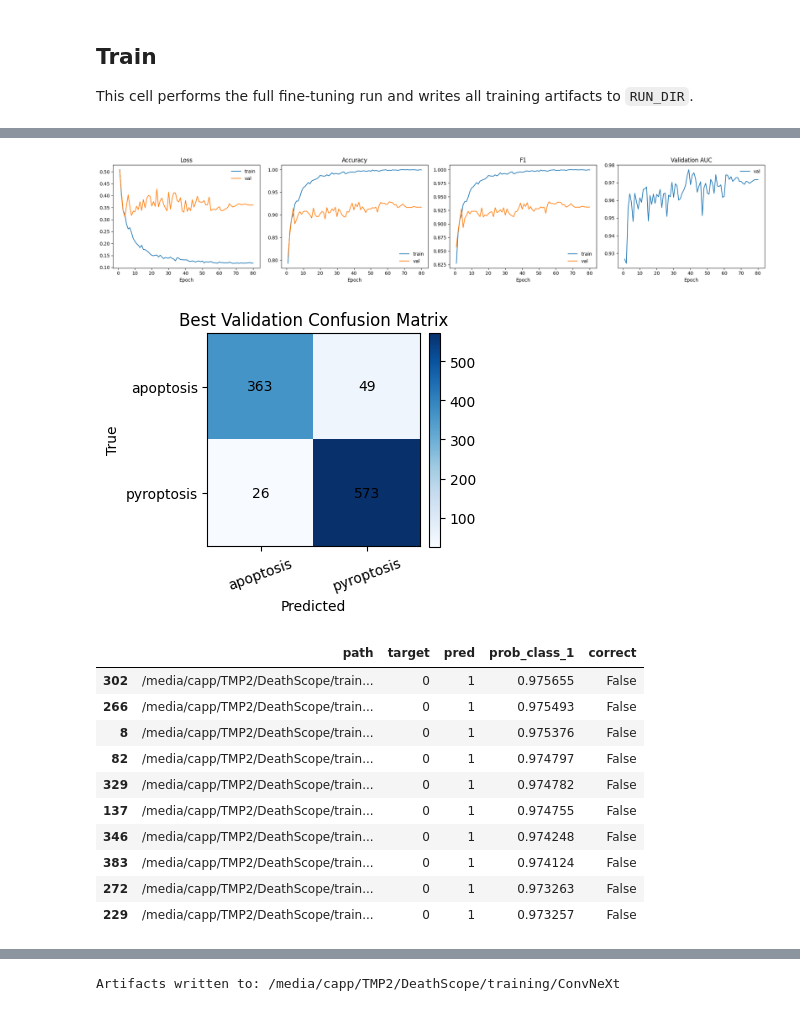
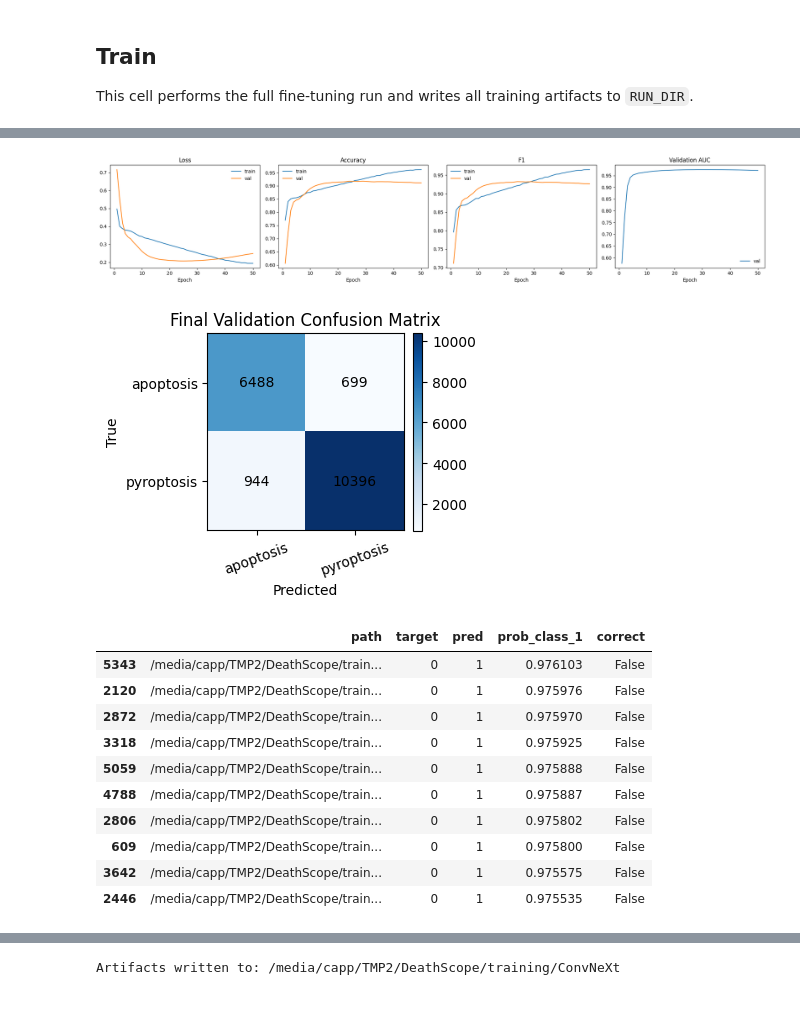
Before and after one commit to LSUHSC-CAIPP-Core-B/DeathScope, a Jupyter notebook: training/ConvNeXt/ConvNeXt-Large_training.ipynb, the cells around one changed output, grey strips where cells are left out. Saved outputs shown, nothing was run; the diff lists cells and outputs as text; code cells hidden in the pictures.

Commit message:
FiveFold Cross Validation ConvNeXt

```diff
--- a/training/ConvNeXt/ConvNeXt-Large_training.ipynb
+++ b/training/ConvNeXt/ConvNeXt-Large_training.ipynb
@@ -715,40 +819,45 @@ The next cell summarizes the best validation checkpoint, saves `final_metrics.js
 # %%
-best_checkpoint_path = RUN_DIR / "model_best.pth"
-if not best_checkpoint_path.is_file():
-    raise RuntimeError("Training did not produce a best checkpoint.")
-
-best_checkpoint = load_checkpoint(best_checkpoint_path, device)
-best_record = dict(best_checkpoint.get("metrics", best_record or {}))
-best_model = build_model(ARCHITECTURE, num_classes=len(class_names), pretrained=False).to(device)
-best_model.load_state_dict(best_checkpoint["model"])
-best_model.eval()
-best_val_metrics, best_targets, best_preds, best_probs, best_paths = evaluate(
-    model=best_model,
-    loader=val_loader,
-    criterion=criterion,
-    device=device,
+# Match model-setting.ipynb: evaluate the last epoch's EMA, without
+# reloading model_best.pth. The best-AUC checkpoint remains available separately.
+val_loss, val_acc, val_f1, val_auc, best_preds, best_probs, best_targets = validate(
+    model, val_loader, device, use_ema=EMA_ENABLED, model_ema=model_ema,
 )
-best_record.setdefault("epoch", int(best_checkpoint["epoch"]))
-best_record["val_loss"] = best_val_metrics.loss
-best_record["val_acc"] = best_val_metrics.acc
-best_record["val_f1"] = best_val_metrics.f1
-best_record["val_auc"] = best_val_metrics.auc
+best_targets = np.asarray(best_targets)
+best_preds = np.asarray(best_preds)
+best_probs = np.asarray(best_probs)
+best_paths = [str(path) for path, _target in val_ds.samples]
+final_record = {
+    "epoch": history[-1]["epoch"],
+    "val_loss": val_loss,
+    "val_acc": val_acc,
+    "val_f1": val_f1,
+    "val_auc": val_auc,
+}
 
 conf_matrix = np.zeros((2, 2), dtype=np.int64)
 for target, pred in zip(best_targets, best_preds):
     conf_matrix[int(target), int(pred)] += 1
 
 final_metrics = {
-    "best_epoch": int(best_record["epoch"]),
-    "val_loss": float(best_record["val_loss"]),
-    "val_acc": float(best_record["val_acc"]),
-    "val_f1": float(best_record["val_f1"]),
-    "val_auc": float(best_record["val_auc"]),
+    "epoch": int(final_record["epoch"]),
+    "evaluation_weights": "ema" if EMA_ENABLED else "model",
+    "val_loss": float(final_record["val_loss"]),
+    "val_acc": float(final_record["val_acc"]),
+    "val_f1": float(final_record["val_f1"]),
+    "val_auc": float(final_record["val_auc"]),
     "classes": idx_to_class,
     "confusion_matrix": conf_matrix.tolist(),
 }
 with (RUN_DIR / "final_metrics.json").open("w", encoding="utf-8") as file:
     json.dump(final_metrics, file, indent=2)
+
+with (RUN_DIR / "val_predictions.json").open("w", encoding="utf-8") as file:
+    json.dump({
+        "targets": best_targets.tolist(),
+        "probs": best_probs.tolist(),
+        "preds": best_preds.tolist(),
+        "classes": idx_to_class,
+    }, file, indent=2)
 
 display(pd.DataFrame([final_metrics]).drop(columns=["confusion_matrix", "classes"]))
 
@@ -780,7 +889,7 @@ ax.set_xticks([0, 1], [idx_to_class[0], idx_to_class[1]], rotation=20)
 ax.set_yticks([0, 1], [idx_to_class[0], idx_to_class[1]])
 ax.set_xlabel("Predicted")
 ax.set_ylabel("True")
-ax.set_title("Best Validation Confusion Matrix")
+ax.set_title("Final Validation Confusion Matrix")
 for i in range(2):
     for j in range(2):
         ax.text(j, i, int(conf_matrix[i, j]), ha="center", va="center", color="black")
@@ -823,13 +932,13 @@ print(f"Artifacts written to: {RUN_DIR}")
-[figure, old version]
+[figure, new version]
-[figure, old version]
+[figure, new version]
 |  | path | target | pred | prob_class_1 | correct |
-| 302 | /media/capp/TMP2/DeathScope/train... | 0 | 1 | 0.975655 | False |
-| 266 | /media/capp/TMP2/DeathScope/train... | 0 | 1 | 0.975493 | False |
-| 8 | /media/capp/TMP2/DeathScope/train... | 0 | 1 | 0.975376 | False |
-| 82 | /media/capp/TMP2/DeathScope/train... | 0 | 1 | 0.974797 | False |
-| 329 | /media/capp/TMP2/DeathScope/train... | 0 | 1 | 0.974782 | False |
-| 137 | /media/capp/TMP2/DeathScope/train... | 0 | 1 | 0.974755 | False |
-| 346 | /media/capp/TMP2/DeathScope/train... | 0 | 1 | 0.974248 | False |
-| 383 | /media/capp/TMP2/DeathScope/train... | 0 | 1 | 0.974124 | False |
-| 272 | /media/capp/TMP2/DeathScope/train... | 0 | 1 | 0.973263 | False |
-| 229 | /media/capp/TMP2/DeathScope/train... | 0 | 1 | 0.973257 | False |
+| 5343 | /media/capp/TMP2/DeathScope/train... | 0 | 1 | 0.976103 | False |
+| 2120 | /media/capp/TMP2/DeathScope/train... | 0 | 1 | 0.975976 | False |
+| 2872 | /media/capp/TMP2/DeathScope/train... | 0 | 1 | 0.975970 | False |
+| 3318 | /media/capp/TMP2/DeathScope/train... | 0 | 1 | 0.975925 | False |
+| 5059 | /media/capp/TMP2/DeathScope/train... | 0 | 1 | 0.975888 | False |
+| 4788 | /media/capp/TMP2/DeathScope/train... | 0 | 1 | 0.975887 | False |
+| 2806 | /media/capp/TMP2/DeathScope/train... | 0 | 1 | 0.975802 | False |
+| 609 | /media/capp/TMP2/DeathScope/train... | 0 | 1 | 0.975800 | False |
+| 3642 | /media/capp/TMP2/DeathScope/train... | 0 | 1 | 0.975575 | False |
+| 2446 | /media/capp/TMP2/DeathScope/train... | 0 | 1 | 0.975535 | False |
```
Also changed, not shown: parts of 11 cells of this notebook, 5 other files.
